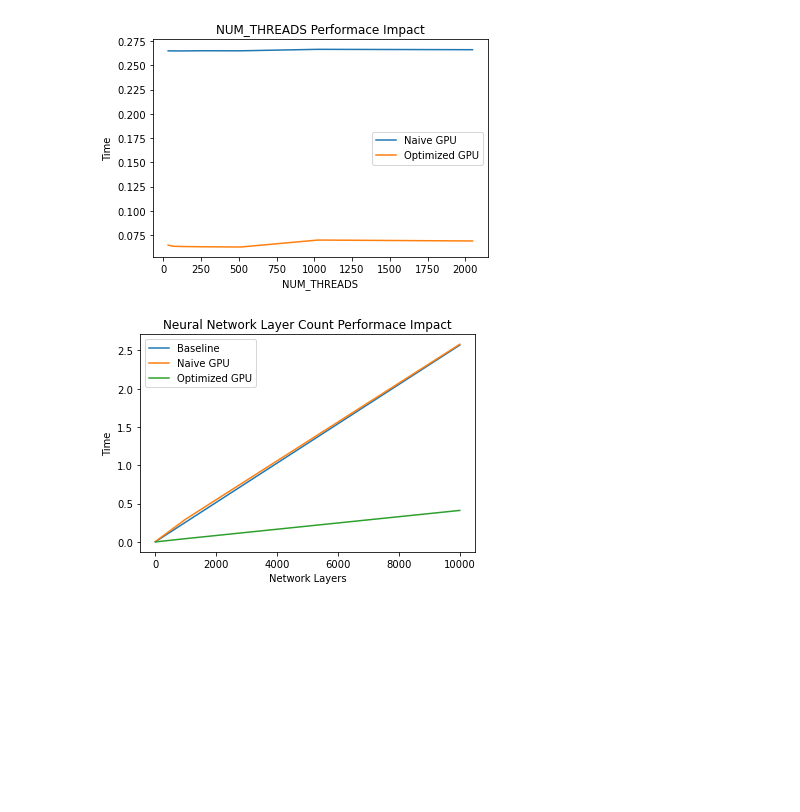
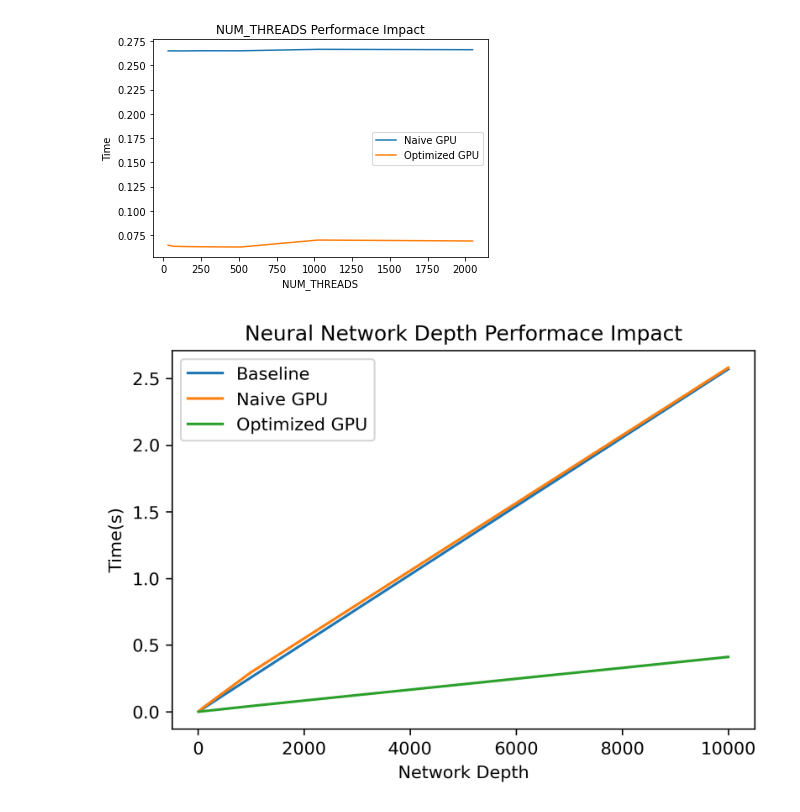
Before and after one commit to Depetrol/ScaleAI, a Jupyter notebook: performance.ipynb, the cells around one changed output. Saved outputs shown, nothing was run; the diff lists cells and outputs as text; code cells hidden in the pictures; blank space fills up the shorter version.

```diff
--- a/performance.ipynb
+++ b/performance.ipynb
@@ -189,21 +189,21 @@ GPU[n=1000, w=10000]: 0.0691857
 # %%
 # on w=512, n=10-10000
 nlayer_arr = [10, 100, 1000, 10000]
 result_arr_Base = [0.00261312, 0.0260582, 0.257989, 2.56922]
 result_arr_GPU_Naive = [0.00286903, 0.0324759, 0.296532, 2.58011]
 result_arr_GPU = [0.000492963, 0.00447039, 0.0431658, 0.411377]
 
 x = np.array(nlayer_arr)
-fig, ax = plt.subplots()
+fig, ax = plt.subplots(dpi=300)
 ax.plot(x, result_arr_Base, label='Baseline')
 ax.plot(x, result_arr_GPU_Naive, label='Naive GPU')
 ax.plot(x, result_arr_GPU, label='Optimized GPU')
 
-ax.set_xlabel('Network Layers')
-ax.set_ylabel('Time')
-ax.set_title('Neural Network Layer Count Performace Impact')
+ax.set_xlabel('Network Depth')
+ax.set_ylabel('Time(s)')
+ax.set_title('Neural Network Depth Performace Impact')
 ax.legend()
 plt.show()
 # %% [output]
-[figure, old version]
+[figure, new version]
 # %%
```
Also changed, not shown: parts of 4 cells of this notebook.
